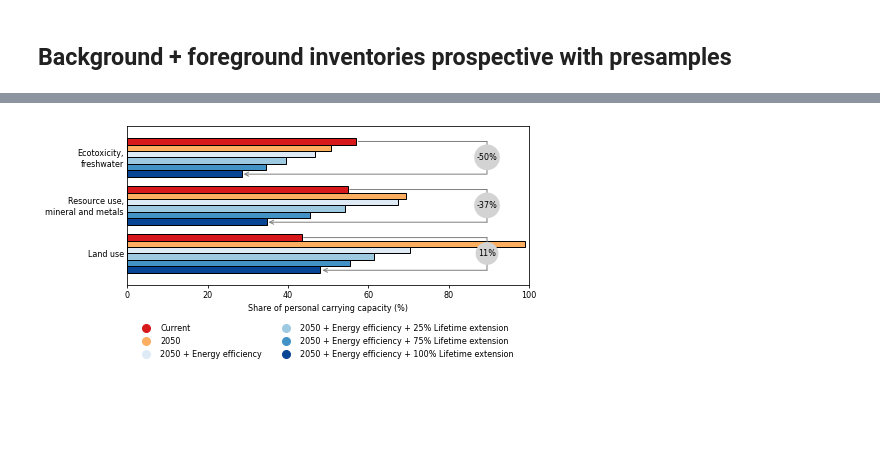
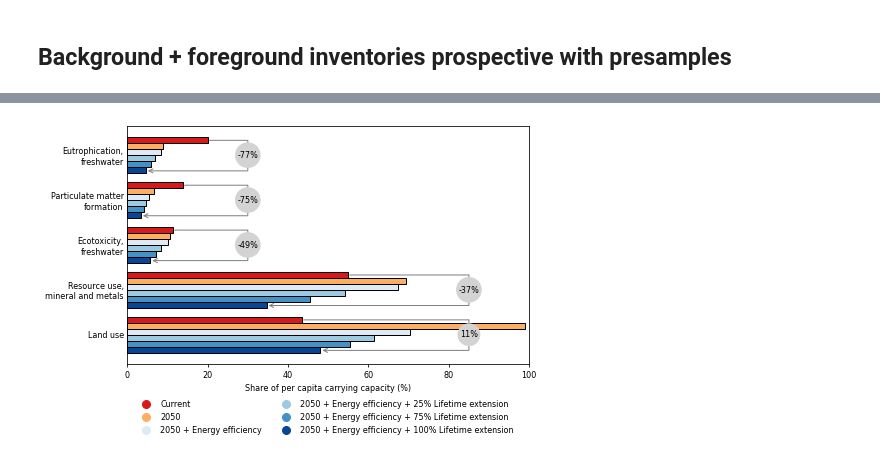
Before and after one commit to robyistrate/internet-environmental-footprint, a Jupyter notebook: notebooks/02_LCA_results_analysis.ipynb, the cells around one changed output, grey strips where cells are left out. Cells and saved outputs as stored; diff of their text form; code cells hidden in the pictures; blank space fills up the shorter version.

Commit message:
update results analysis notebook

```diff
--- a/notebooks/02_LCA_results_analysis.ipynb
+++ b/notebooks/02_LCA_results_analysis.ipynb
@@ -635,8 +628,17 @@ EF_PB_2050 = impacts_contribution_to_PBs(USERS, {'GLO': 'World'}, EF_LCIA_2050,
 # %%
 CA_system_medium_prospective = {}
-EF_METHODS_PROSPECTIVE = {impact: EF_METHODS[impact] for impact in ['Climate change', 'Ecotoxicity, freshwater', 'Resource use, mineral and metals', 'Land use']}
 
 for db in [DBS['Digital content 2030'], DBS['Digital content 2040'], DBS['Digital content 2050']]:
     CA_system_medium_prospective[db] = {}
     activity = [ds for ds in bw.Database(db) if 'medium technology user' in ds['name'] and ds['location'] == 'GLO'][0]
     CA_system_medium_prospective[db] = internet_system_contributions(activity, EF_METHODS_PROSPECTIVE, activity_amount=1)
+# %%
+CA_system_medium_timeserie = {}
+for impact in EF_METHODS_PROSPECTIVE:
+    CA_system_medium_timeserie[impact] = {}
+    for system in INTERNET_COMPONENTS:
+        CA_system_medium_timeserie[impact][system] = {}
+        CA_system_medium_timeserie[impact][system]['Current'] = CA_system_medium_CH_GLO_IN['GLO'][system][impact]
+        CA_system_medium_timeserie[impact][system]['2030'] = CA_system_medium_prospective[DBS['Digital content 2030']][system][impact]
+        CA_system_medium_timeserie[impact][system]['2040'] = CA_system_medium_prospective[DBS['Digital content 2040']][system][impact]
+        CA_system_medium_timeserie[impact][system]['2050'] = CA_system_medium_prospective[DBS['Digital content 2050']][system][impact]
@@ -769,5 +799,5 @@ import presamples as ps
 # %%
-sensitivity_analysis_data = Path(r"..\data\Data_for_sensitivity_analysis_with_presamples.xlsx")
+sensitivity_analysis_data = Path(r"..\data\LCI_Sensitivity-Analysis-Presamples.xlsx")
 # %%
 def read_presamples_scenario_data(scenario_file, Ecoinvent_db, Other_db):
     """
@@ -883,5 +914,5 @@ sensitivity_analysis_lcia_df
 # %%
-sensitivity_analysis_lcia_PB = sensitivity_analysis_lcia_df.divide(EF_PB_LIMITS['EF3.0_2050'], axis=0).multiply(100)
-sensitivity_analysis_lcia_PB
+sensitivity_analysis_lcia_carrying_capacity = sensitivity_analysis_lcia_df.iloc[1:].divide(carrying_capacity_per_capita['carrying_capacity_2050'], axis=0).multiply(100)
+sensitivity_analysis_lcia_carrying_capacity
 # %% [output]
 |  | default | energy_efficiency | energy_efficiency_25%_lifetime | energy_efficiency_50%_lifetime | energy_efficiency_100%_lifetime |
@@ -904,59 +935,68 @@ sensitivity_analysis_lcia_PB
 # %%
 width=0.8
 
-fig, axs = plt.subplots(1, 1, figsize=(fig_length[2], fig_height*0.3))
+fig, axs = plt.subplots(1, 1, figsize=(fig_length[2], fig_height*0.45))
 
 sensitivity_color = ['#d7191c', '#fdae61', '#deebf7', '#9ecae1', '#4292c6', '#084594']
-df_to_plot = sensitivity_analysis_lcia_PB.loc[['Ecotoxicity, freshwater', 'Resource use, mineral and metals', 'Land use']].T
+df_to_plot = sensitivity_analysis_lcia_carrying_capacity.loc[['Eutrophication, freshwater',
+                                                              'Particulate matter formation',
+                                                              'Ecotoxicity, freshwater',
+                                                              'Resource use, mineral and metals',
+                                                              'Land use']].T
 #df_to_plot.drop(['default'], axis=0, inplace=True)
 #df_to_plot = pd.concat([pd.DataFrame(EF_PB_2050['Medium technology user']['World'], ['default']).T.loc[['Ecotoxicity, freshwater', 'Resource use, mineral and metals', 'Land use']].T, df_to_plot])
-df_to_plot = pd.concat([pd.DataFrame(EF_PB_medium.loc[['Ecotoxicity, freshwater', 'Resource use, mineral and metals', 'Land use']]['World']).T, df_to_plot])
+df_to_plot = pd.concat([pd.DataFrame(CARRYING_CAPACITY_medium.loc[['Eutrophication, freshwater',
+                                                                   'Particulate matter formation',
+                                                                   'Ecotoxicity, freshwater',
+                                                                   'Resource use, mineral and metals',
+                                                                   'Land use']]['World']).T, df_to_plot])
 df_to_plot.T.plot.barh(ax=axs, fontsize=fontsize_axs, color=sensitivity_color, width=width, edgecolor='black', legend=False, zorder=2)
 
 axs.invert_yaxis()
 axs.set_xlim(0, 100)
 
 axs.tick_params(axis='y', which='major', direction='in', length=0, labelsize=fontsize_axs)
 axs.tick_params(axis='x', which='major', direction='out', length=3, labelsize=fontsize_axs)
 
 #axs.grid(ls='--', lw=0.5, zorder=0)
-axs.set_xlabel('Share of personal carrying capacity (%)', fontsize=fontsize_label)
+axs.set_xlabel('Share of per capita carrying capacity (%)', fontsize=fontsize_label)
 
 labels = [item.get_text() for item in axs.get_yticklabels()]
-labels[0] = 'Ecotoxicity,\nfreshwater'
-labels[1] = 'Resource use,\nmineral and metals'
+labels[0] = 'Eutrophication,\nfreshwater'
+labels[1] = 'Particulate matter\nformation'
+labels[2] = 'Ecotoxicity,\nfreshwater'
+labels[3] = 'Resource use,\nmineral and metals'
 axs.set_yticklabels(labels)
 
+percentage_reduction = (df_to_plot.loc['energy_efficiency_100%_lifetime'] - df_to_plot.loc['World']) * 100 / df_to_plot.loc['World']
+count_ax_pos = 0
+move_pos = 0
 
-axs.annotate(text='', xy=(df_to_plot.loc['World']['Ecotoxicity, freshwater'], -0.33), xytext=(90,-0.33), arrowprops=dict(arrowstyle='-', color='grey'))
-axs.annotate(text='', xy=(df_to_plot.loc['World']['Resource use, mineral and metals'], 0.67), xytext=(90,0.67), arrowprops=dict(arrowstyle='-', color='grey'))
-axs.annotate(text='', xy=(df_to_plot.loc['World']['Land use'], 1.67), xytext=(90,1.67), arrowprops=dict(arrowstyle='-', color='grey'))
+for cat in ['Eutrophication, freshwater', 'Particulate matter formation', 'Ecotoxicity, freshwater', 'Resource use, mineral and metals', 'Land use']:
+    if cat in ['Eutrophication, freshwater', 'Particulate matter formation', 'Ecotoxicity, freshwater']:
+        text_pos = 30
+    else:
+        text_pos = 85
 
-axs.annotate(text='', xy=(df_to_plot.loc['energy_efficiency_100%_lifetime']['Ecotoxicity, freshwater'], 0.35), xytext=(90,0.35), arrowprops=dict(arrowstyle='->', color='grey'))
-axs.annotate(text='', xy=(df_to_plot.loc['energy_efficiency_100%_lifetime']['Resource use, mineral and metals'], 1.35), xytext=(90,1.35), arrowprops=dict(arrowstyle='->', color='grey'))
-axs.annotate(text='', xy=(df_to_plot.loc['energy_efficiency_100%_lifetime']['Land use'], 2.35), xytext=(90,2.35), arrowprops=dict(arrowstyle='->', color='grey'))
+    axs.annotate(text='', xy=(df_to_plot.loc['World'][cat], -0.33+move_pos), xytext=(text_pos+0.5,-0.33+move_pos), arrowprops=dict(arrowstyle='-', color='grey'))
+    axs.annotate(text='', xy=(df_to_plot.loc['energy_efficiency_100%_lifetime'][cat], 0.35+move_pos), xytext=(text_pos+0.5,0.35+move_pos), arrowprops=dict(arrowstyle='->', color='grey'))
+    axs.annotate(text='', xy=(text_pos, -0.37+move_pos), xytext=(text_pos,0.38+move_pos), arrowprops=dict(arrowstyle='-', color='grey'), va='center')
 
-axs.annotate(text='', xy=(89.5, -0.37), xytext=(89.5,0.38), arrowprops=dict(arrowstyle='-', color='grey'), va='center')
-axs.annotate(text='', xy=(89.5, 0.63), xytext=(89.5,1.39), arrowprops=dict(arrowstyle='-', color='grey'))
-axs.annotate(text='', xy=(89.5, 1.63), xytext=(89.5,2.39), arrowprops=dict(arrowstyle='-', color='grey'))
-
-percentage_reduction = (df_to_plot.loc['energy_efficiency_100%_lifetime'] - df_to_plot.loc['World']) * 100 / df_to_plot.loc['World']
-axs.text(89.5, 0, str(round(percentage_reduction['Ecotoxicity, freshwater'])) + '%', ha="center", va="center", rotation=0, size=fontsize_axs, bbox=dict(boxstyle="circle,pad=0.3", fc="lightgrey", ec="None", lw=2))
-axs.text(89.5, 1, str(round(percentage_reduction['Resource use, mineral and metals'])) + '%', ha="center", va="center", rotation=0, size=fontsize_axs, bbox=dict(boxstyle="circle,pad=0.3", fc="lightgrey", ec="None", lw=2))
-axs.text(89.5, 2, str(round(percentage_reduction['Land use'])) + '%', ha="center", va="center", rotation=0, size=fontsize_axs, bbox=dict(boxstyle="circle,pad=0.3", fc="lightgrey", ec="None", lw=2))
-
+    axs.text(text_pos, count_ax_pos, str(round(percentage_reduction[cat])) + '%', ha="center", va="center", rotation=0, size=fontsize_axs, bbox=dict(boxstyle="circle,pad=0.3", fc="lightgrey", ec="None", lw=2))
+    move_pos += 1
+    count_ax_pos += 1
 
 # LEGEND
 patch_0 = Line2D([0], [0], color=sensitivity_color[0], label='Current', ls='None', marker='o', ms=8)
 patch_1 = Line2D([0], [0], color=sensitivity_color[1], label='2050', ls='None', marker='o', ms=8)
 patch_2 = Line2D([0], [0], color=sensitivity_color[2], label='2050 + Energy efficiency', ls='None', marker='o', ms=8)
 patch_3 = Line2D([0], [0], color=sensitivity_color[3], label='2050 + Energy efficiency + 25% Lifetime extension', ls='None', marker='o', ms=8)
 patch_4 = Line2D([0], [0], color=sensitivity_color[4], label='2050 + Energy efficiency + 75% Lifetime extension', ls='None', marker='o', ms=8)
 patch_5 = Line2D([0], [0], color=sensitivity_color[5], label='2050 + Energy efficiency + 100% Lifetime extension', ls='None', marker='o', ms=8)
 
 axs.legend(handles=[patch_0, patch_1, patch_2, patch_3, patch_4, patch_5],
-                bbox_to_anchor=(0.98,-0.2), ncol=2, frameon=False, edgecolor='black',  facecolor='White', fontsize=fontsize_legend)
+                bbox_to_anchor=(0.98,-0.12), ncol=2, frameon=False, edgecolor='black',  facecolor='White', fontsize=fontsize_legend)
 
 plt.savefig(Path(str(r"..\reports\submission") + '/fig_5.jpg'), dpi=600, bbox_inches='tight')
 # %% [output]
-[figure, old version]
+[figure, new version]
```
Also changed, not shown: parts of 54 cells of this notebook.
